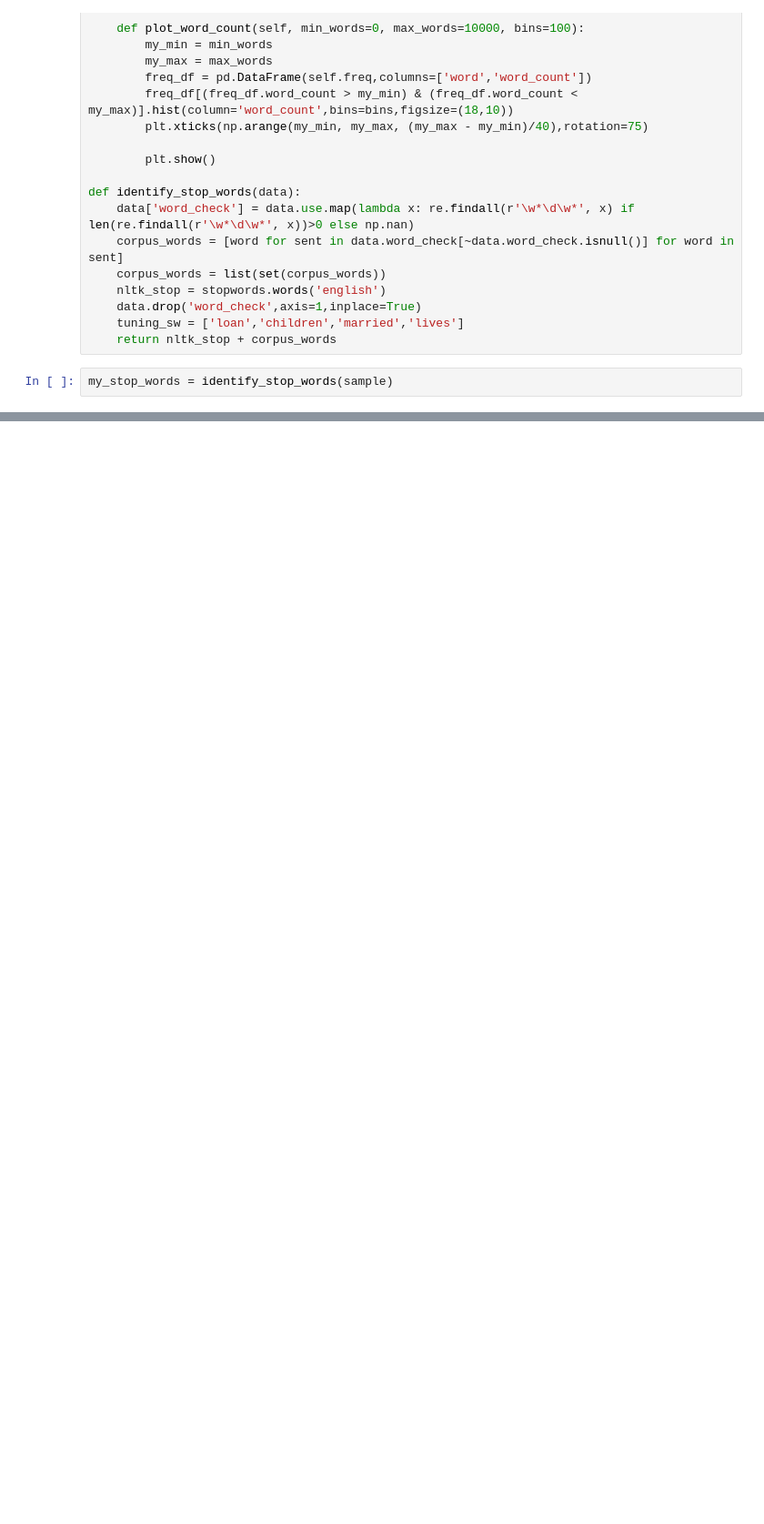
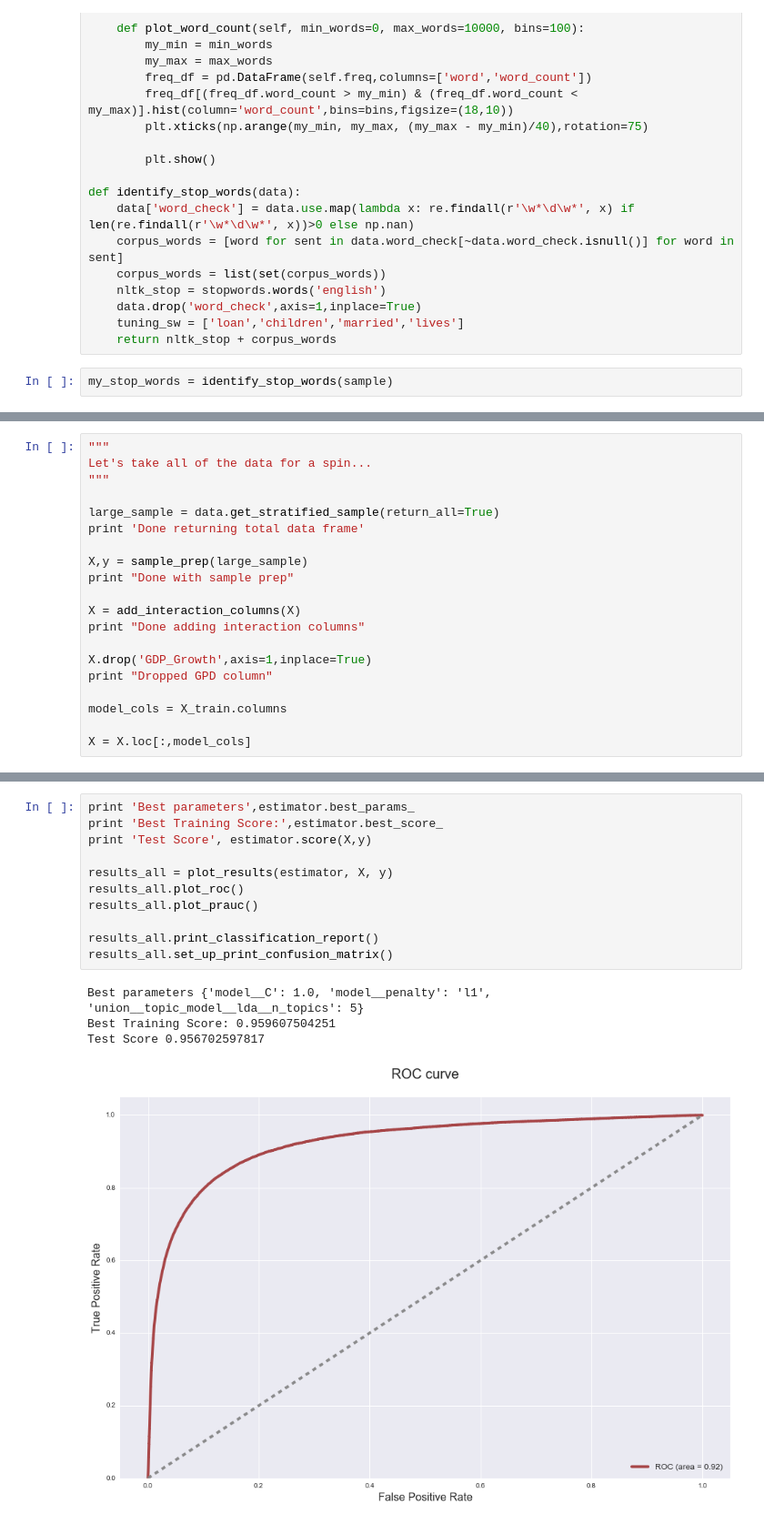
Before and after one commit to rddunlap23/DSI-Kiva-Capstone, a Jupyter notebook: Kiva - Capstone.ipynb, the cells around one changed output, grey strips where cells are left out. Shown at 91% size. Drawn from its saved outputs; the diff is of its cells as text; blank space fills up the shorter version.

```diff
--- a/Kiva - Capstone.ipynb
+++ b/Kiva - Capstone.ipynb
@@ -491,0 +534,20 @@ dairy month cow animals production cows joined 41 recently pmpc
+# %%
+"""
+Let's take all of the data for a spin...
+"""
+
+large_sample = data.get_stratified_sample(return_all=True)
+print 'Done returning total data frame'
+
+X,y = sample_prep(large_sample)
+print "Done with sample prep"
+
+X = add_interaction_columns(X)
+print "Done adding interaction columns"
+
+X.drop('GDP_Growth',axis=1,inplace=True)
+print "Dropped GPD column"
+
+model_cols = X_train.columns
+
+X = X.loc[:,model_cols]
@@ -491,0 +559,16 @@ dairy month cow animals production cows joined 41 recently pmpc
+# %%
+print 'Best parameters',estimator.best_params_
+print 'Best Training Score:',estimator.best_score_
+print 'Test Score', estimator.score(X,y)
+
+results_all = plot_results(estimator, X, y)
+results_all.plot_roc()
+results_all.plot_prauc()
+
+results_all.print_classification_report()
+results_all.set_up_print_confusion_matrix()
+# %% [output]
+Best parameters {'model__C': 1.0, 'model__penalty': 'l1', 'union__topic_model__lda__n_topics': 5}
+Best Training Score: 0.959607504251
+Test Score 0.956702597817
+[figure, added]
```
Also changed, not shown: parts of 28 cells of this notebook, 15 other files.
